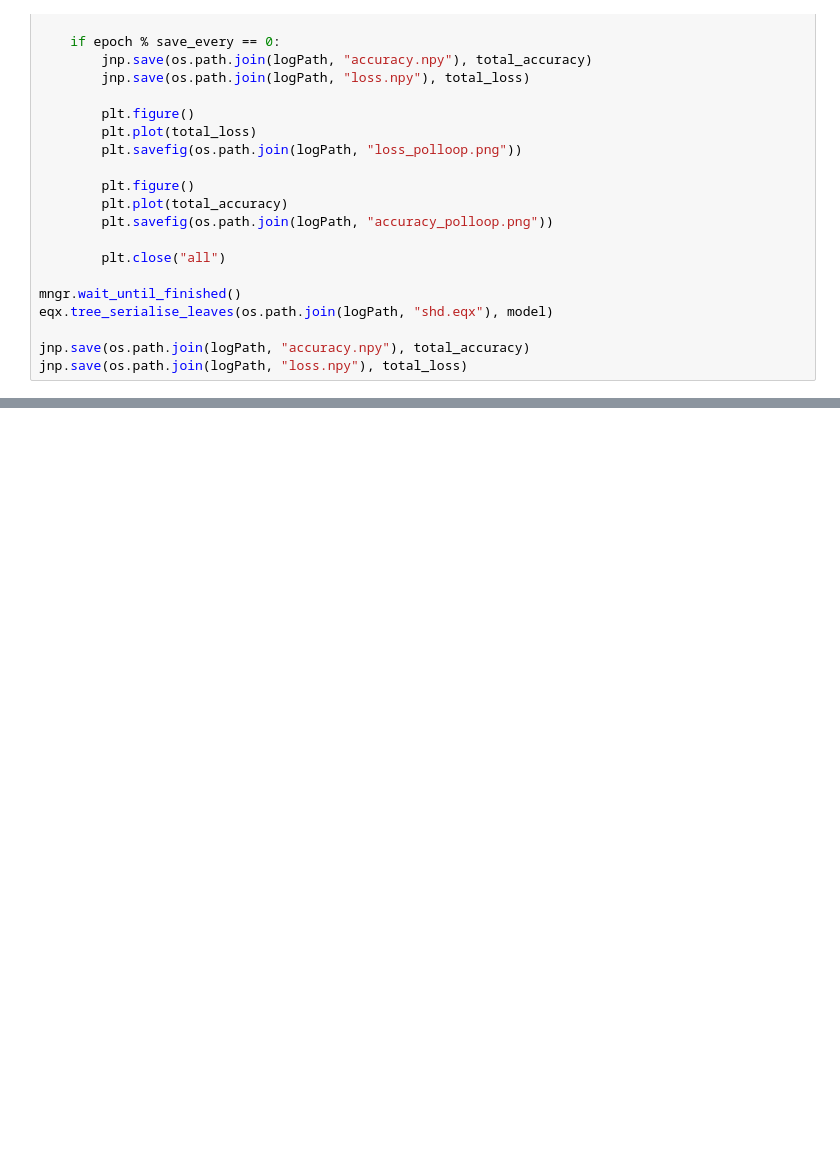
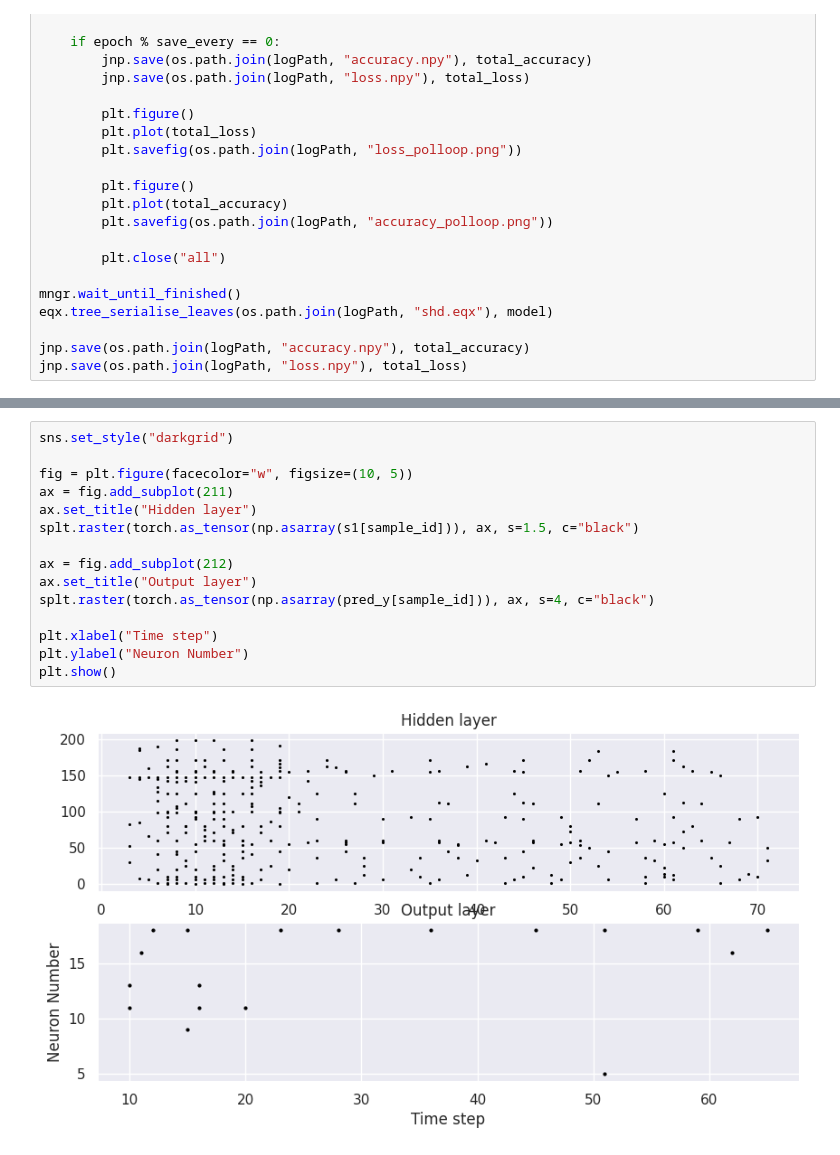
Before and after one commit to ncas-tum/ELEANOR, a Jupyter notebook: docs/source/examples/shd.ipynb, the cells around one changed output, grey strips where cells are left out. Cells and saved outputs as stored; diff of their text form; blank space fills up the shorter version.

```diff
--- a/docs/source/examples/shd.ipynb
+++ b/docs/source/examples/shd.ipynb
@@ -258,0 +309,17 @@ plt.savefig(os.path.join(logPath, "accuracy_polloop.png"))
+# %%
+sns.set_style("darkgrid")
+
+fig = plt.figure(facecolor="w", figsize=(10, 5))
+ax = fig.add_subplot(211)
+ax.set_title("Hidden layer")
+splt.raster(torch.as_tensor(np.asarray(s1[sample_id])), ax, s=1.5, c="black")
+
+ax = fig.add_subplot(212)
+ax.set_title("Output layer")
+splt.raster(torch.as_tensor(np.asarray(pred_y[sample_id])), ax, s=4, c="black")
+
+plt.xlabel("Time step")
+plt.ylabel("Neuron Number")
+plt.show()
+# %% [output]
+[figure, added]
```
Also changed, not shown: parts of 8 cells of this notebook, 31 other files.
